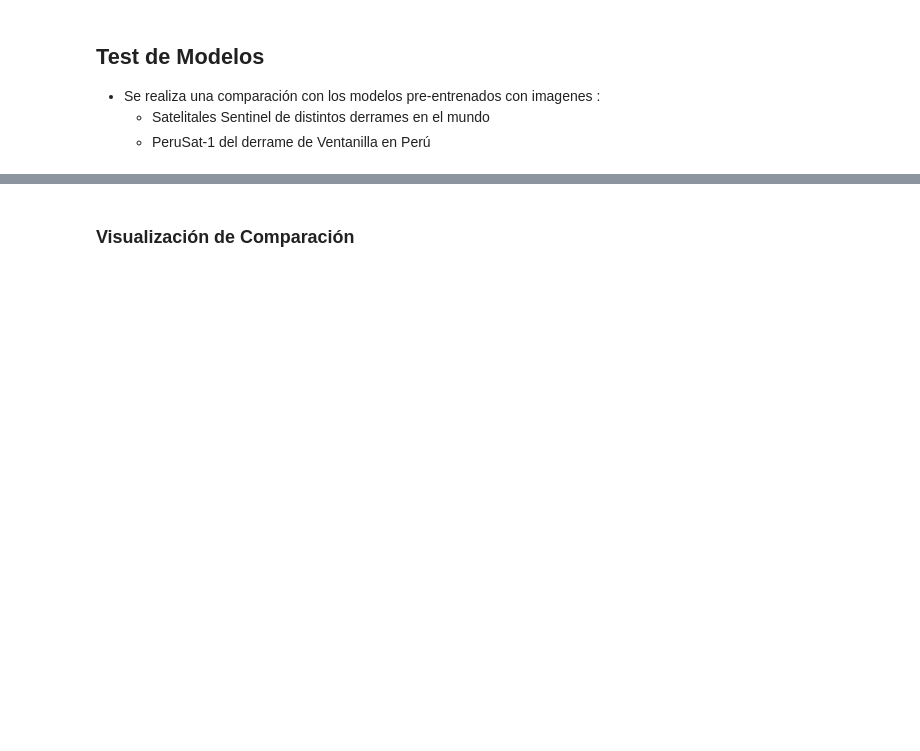
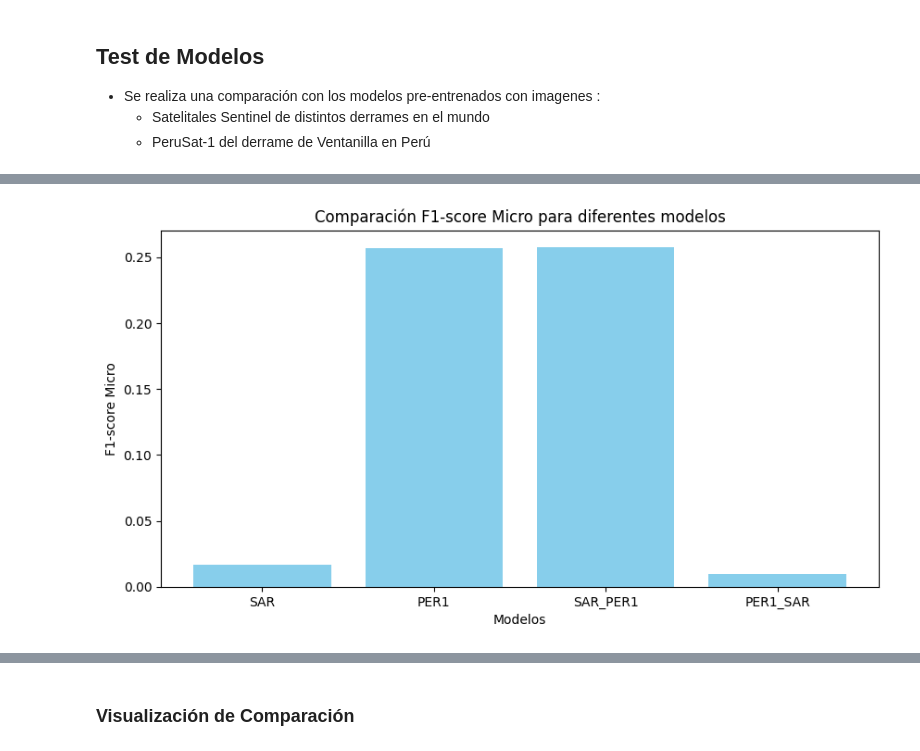
Before and after one commit to Misash/Oill-Spill-Detection, a Jupyter notebook: main.ipynb, the cells around one changed output, grey strips where cells are left out. Saved outputs shown, nothing was run; the diff lists cells and outputs as text; code cells hidden in the pictures; blank space fills up the shorter version.

```diff
--- a/main.ipynb
+++ b/main.ipynb
@@ -338,0 +339,87 @@ Numero de Mascaras de entrenamiento:  132
+# %%
+def calculate_f1_micro_macro(mask_true, mask_pred):
+    TP_micro = 0
+    FP_micro = 0
+    FN_micro = 0
+    total_f1_score_macro = 0
+
+    for i in range(mask_true.shape[0]):
+        TP_macro = 0
+        FP_macro = 0
+        FN_macro = 0
+
+        image_true = mask_true[i, :, :, 0]
+        image_pred = mask_pred[i, :, :, 0]
+
+        for j in range(len(image_true)):
+            for k in range(len(image_true[0])):
+                if image_true[j][k] > 0.0 and image_pred[j][k] > 0.00015068304:
+                    TP_micro += 1
+                    TP_macro += 1
+                elif image_true[j][k] == 0.0 and image_pred[j][k] > 0.00015068304:
+                    FP_micro += 1
+                    FP_macro += 1
+                elif image_true[j][k] > 0.0 and image_pred[j][k] <= 0.00015068304:
+                    FN_micro += 1
+                    FN_macro += 1
+
+        precision_macro = TP_macro / (TP_macro + FP_macro + 1e-9)
+        recall_macro = TP_macro / (TP_macro + FN_macro + 1e-9)
+        f1_score_macro = 2 * (precision_macro * recall_macro) / (precision_macro + recall_macro + 1e-9)
+
+        total_f1_score_macro += f1_score_macro
+
+    precision_micro = TP_micro / (TP_micro + FP_micro + 1e-9)
+    recall_micro = TP_micro / (TP_micro + FN_micro + 1e-9)
+    f1_score_micro = 2 * (precision_micro * recall_micro) / (precision_micro + recall_micro + 1e-9)
+
+    macro_f1_score = total_f1_score_macro / mask_true.shape[0]
+
+    return f1_score_micro, macro_f1_score
+
+
+f1_micro_model_SAR, f1_macro_model_SAR = calculate_f1_micro_macro(test_masks, predictions_model_SAR)
+f1_micro_model_PER1, f1_macro_model_PER1 = calculate_f1_micro_macro(test_masks, predictions_model_PER1)
+f1_micro_model_SAR_PER1, f1_macro_model_SAR_PER1 = calculate_f1_micro_macro(test_masks, predictions_model_SAR_PER1)
+f1_micro_model_PER1_SAR, f1_macro_model_PER1_SAR = calculate_f1_micro_macro(test_masks, predictions_model_PER1_SAR)
+
+
+print("SAR")
+print("F1-score Micro Model SAR:", f1_micro_model_SAR)
+print("F1-score Macro Model SAR:", f1_macro_model_SAR)
+
+print("PER1")
+print("F1-score Micro Model PER1:", f1_micro_model_PER1)
+print("F1-score Macro Model PER1:", f1_macro_model_PER1)
+
+print("SAR_PER1")
+print("F1-score Micro Model SAR_PER1:", f1_micro_model_SAR_PER1)
+print("F1-score Macro Model SAR_PER1:", f1_macro_model_SAR_PER1)
+
+print("PER1_SAR")
+print("F1-score Micro Model SAR_PER1:", f1_micro_model_PER1_SAR)
+print("F1-score Macro Model SAR_PER1:", f1_macro_model_PER1_SAR)
+
+
+
+# Datos de ejemplo para SAR, PER1, SAR_PER1 y PER1_SAR
+modelos = ['SAR', 'PER1', 'SAR_PER1', 'PER1_SAR']
+f1_micro = [f1_micro_model_SAR, f1_micro_model_PER1, f1_micro_model_SAR_PER1, f1_micro_model_PER1_SAR]
+f1_macro = [f1_macro_model_SAR, f1_macro_model_PER1, f1_macro_model_SAR_PER1, f1_macro_model_PER1_SAR]
+
+# Gráfico de barras para F1-score Micro
+plt.figure(figsize=(10, 5))
+plt.bar(modelos, f1_micro, color='skyblue')
+plt.xlabel('Modelos')
+plt.ylabel('F1-score Micro')
+plt.title('Comparación F1-score Micro para diferentes modelos')
+plt.show()
+
+# Gráfico de barras para F1-score Macro
+plt.figure(figsize=(10, 5))
+plt.bar(modelos, f1_macro, color='lightcoral')
+plt.xlabel('Modelos')
+plt.ylabel('F1-score Macro')
+plt.title('Comparación F1-score Macro para diferentes modelos')
+plt.show()
+# %% [output]
@@ -338,0 +438 @@ Numero de Mascaras de entrenamiento:  132
+[figure, added]
```
Also changed, not shown: parts of 9 cells of this notebook, 3 other files.
